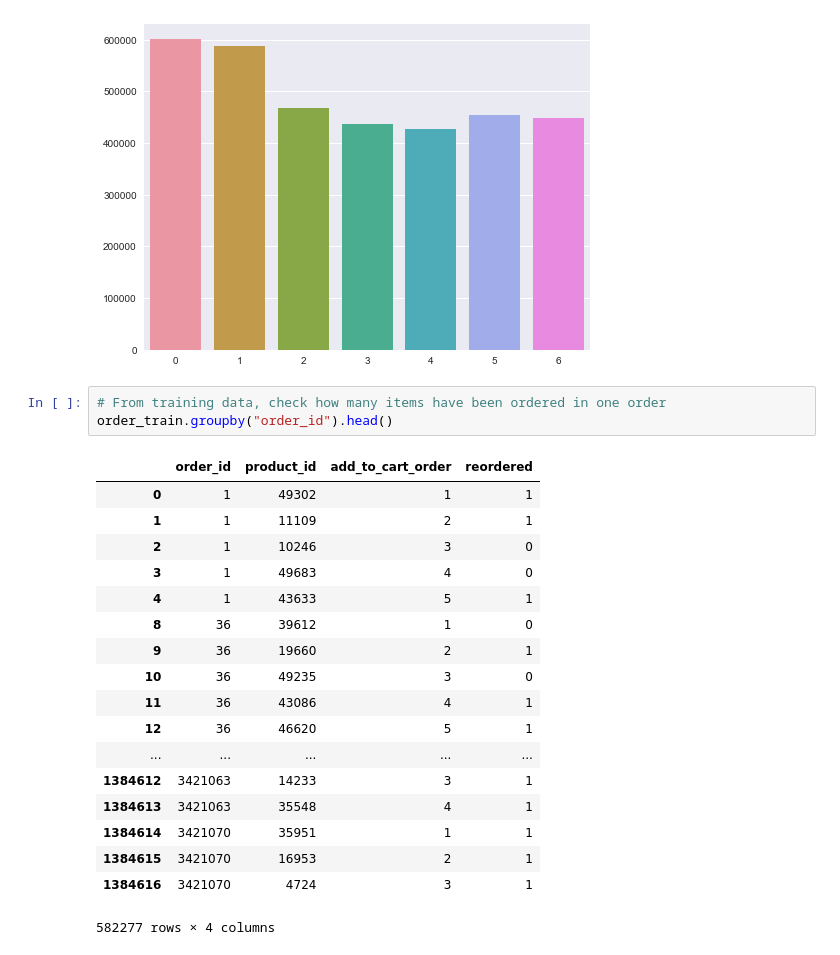
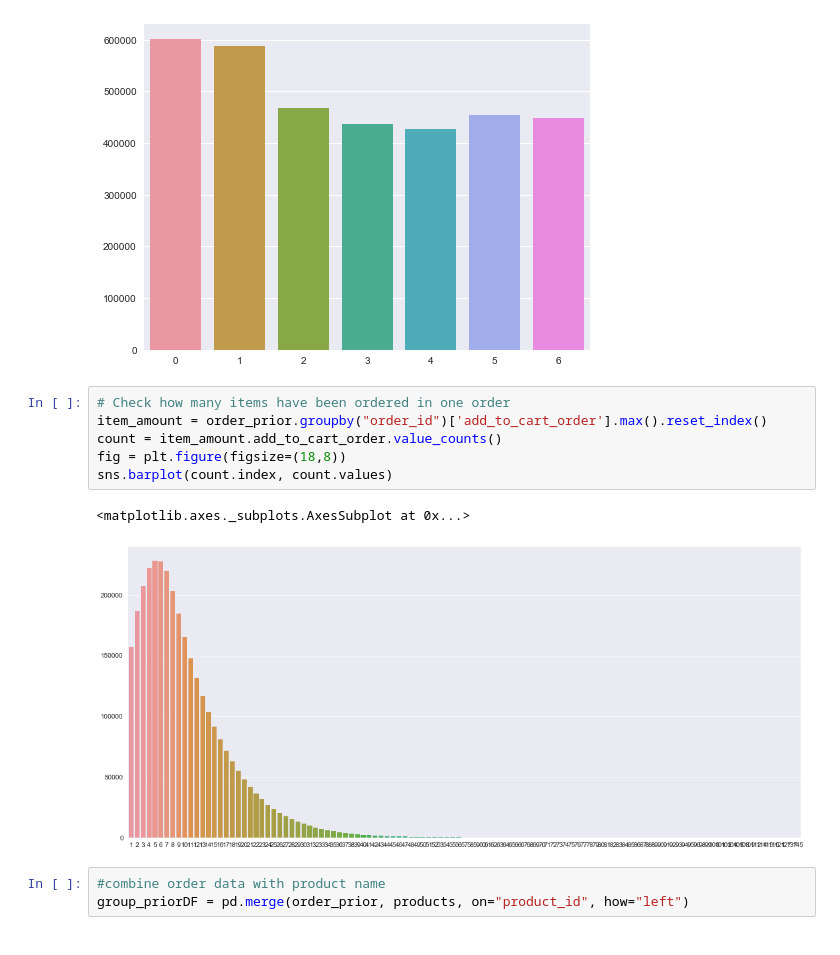
Before and after one commit to esther3587/Instacart-Market-Analysis, a Jupyter notebook: instacart.ipynb, the cells around one changed output. Saved outputs shown, nothing was run; the diff lists cells and outputs as text.

```diff
--- a/instacart.ipynb
+++ b/instacart.ipynb
@@ -91,24 +92,14 @@ plt.show()
 # %% [output]
 [figure]
 # %%
-# From training data, check how many items have been ordered in one order
-order_train.groupby("order_id").head()
+# Check how many items have been ordered in one order
+item_amount = order_prior.groupby("order_id")['add_to_cart_order'].max().reset_index()
+count = item_amount.add_to_cart_order.value_counts()
+fig = plt.figure(figsize=(18,8))
+sns.barplot(count.index, count.values)
 # %% [output]
-|  | order_id | product_id | add_to_cart_order | reordered |
-| 0 | 1 | 49302 | 1 | 1 |
-| 1 | 1 | 11109 | 2 | 1 |
-| 2 | 1 | 10246 | 3 | 0 |
-| 3 | 1 | 49683 | 4 | 0 |
-| 4 | 1 | 43633 | 5 | 1 |
-| 8 | 36 | 39612 | 1 | 0 |
-| 9 | 36 | 19660 | 2 | 1 |
-| 10 | 36 | 49235 | 3 | 0 |
-| 11 | 36 | 43086 | 4 | 1 |
-| 12 | 36 | 46620 | 5 | 1 |
-| ... | ... | ... | ... | ... |
-| 1384612 | 3421063 | 14233 | 3 | 1 |
-| 1384613 | 3421063 | 35548 | 4 | 1 |
-| 1384614 | 3421070 | 35951 | 1 | 1 |
-| 1384615 | 3421070 | 16953 | 2 | 1 |
-| 1384616 | 3421070 | 4724 | 3 | 1 |
-582277 rows × 4 columns
+<matplotlib.axes._subplots.AxesSubplot at 0x...>
+[figure, added]
+# %%
+#combine order data with product name
+group_priorDF = pd.merge(order_prior, products, on="product_id", how="left")
```
Also changed, not shown: parts of 1 cell of this notebook.
